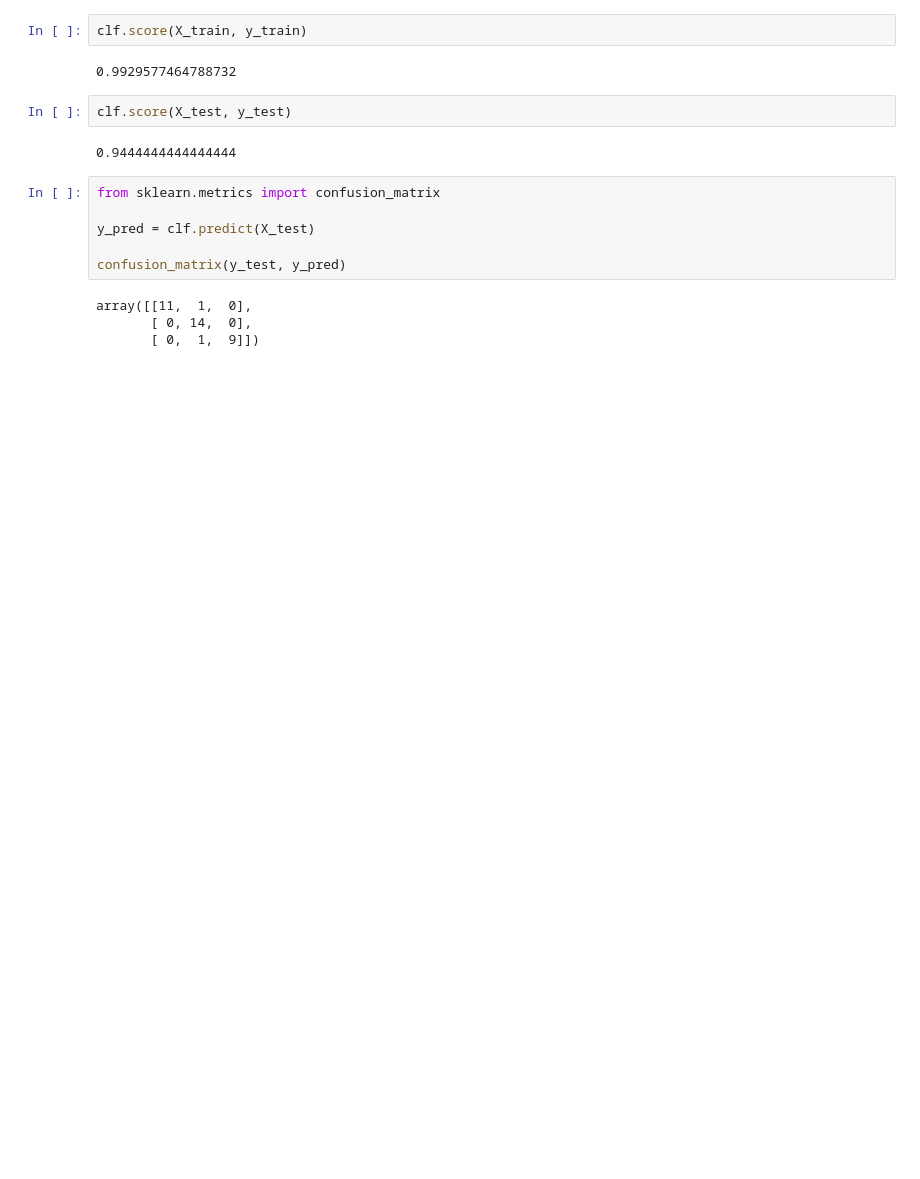
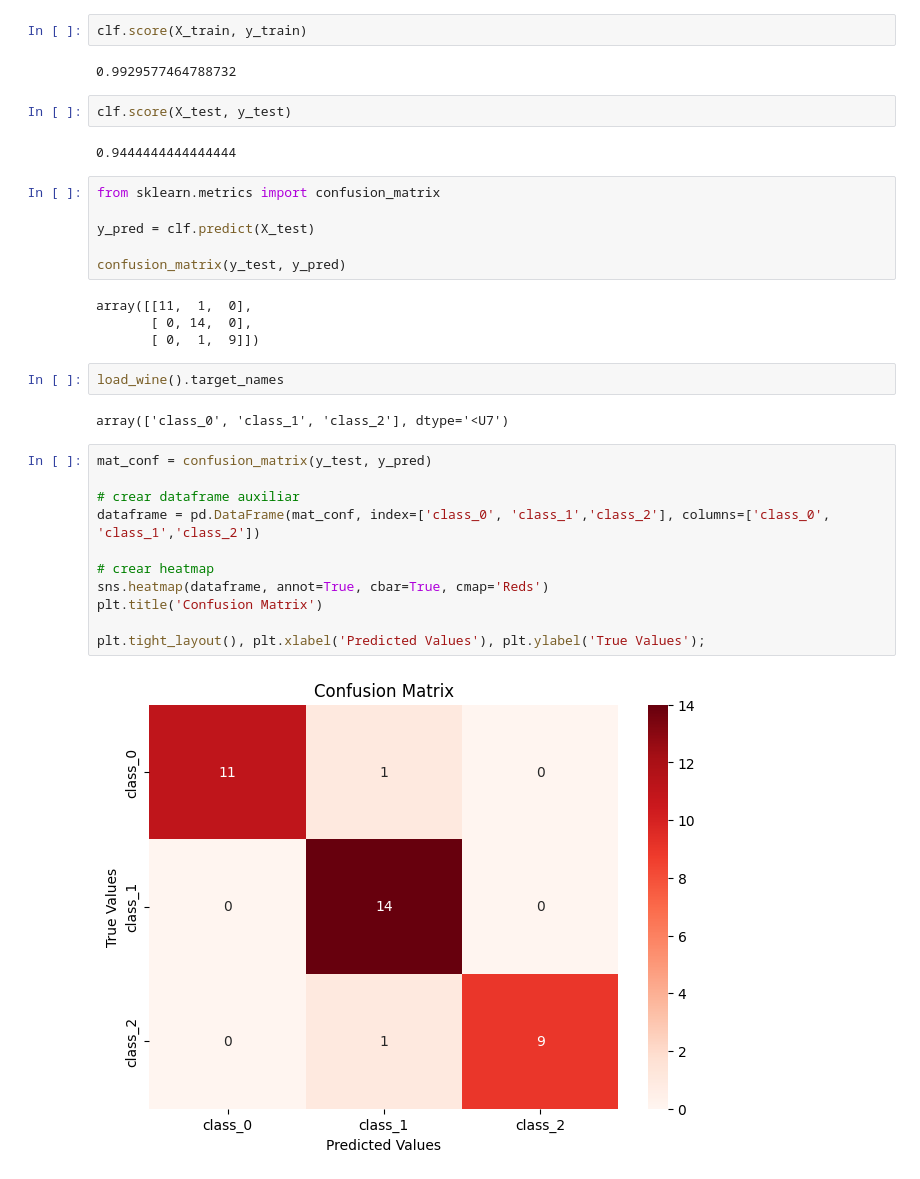
Before and after one commit to SonikoKatsura/CURSO_PARO_IA, a Jupyter notebook: Rober_IA/Modulo3/Ejercicio_Arbol_Metricas.ipynb, the cells around one changed output. Saved outputs shown, nothing was run; the diff lists cells and outputs as text; blank space fills up the shorter version.

```diff
--- a/Rober_IA/Modulo3/Ejercicio_Arbol_Metricas.ipynb
+++ b/Rober_IA/Modulo3/Ejercicio_Arbol_Metricas.ipynb
@@ -89,3 +93,20 @@ confusion_matrix(y_test, y_pred)
 array([[11,  1,  0],
        [ 0, 14,  0],
        [ 0,  1,  9]])
+# %%
+load_wine().target_names
+# %% [output]
+array(['class_0', 'class_1', 'class_2'], dtype='<U7')
+# %%
+mat_conf = confusion_matrix(y_test, y_pred)
+
+# crear dataframe auxiliar
+dataframe = pd.DataFrame(mat_conf, index=['class_0', 'class_1','class_2'], columns=['class_0', 'class_1','class_2'])
+
+# crear heatmap
+sns.heatmap(dataframe, annot=True, cbar=True, cmap='Reds')
+plt.title('Confusion Matrix')
+
+plt.tight_layout(), plt.xlabel('Predicted Values'), plt.ylabel('True Values');
+# %% [output]
+[figure, added]
```
Also changed, not shown: parts of 4 cells of this notebook.
